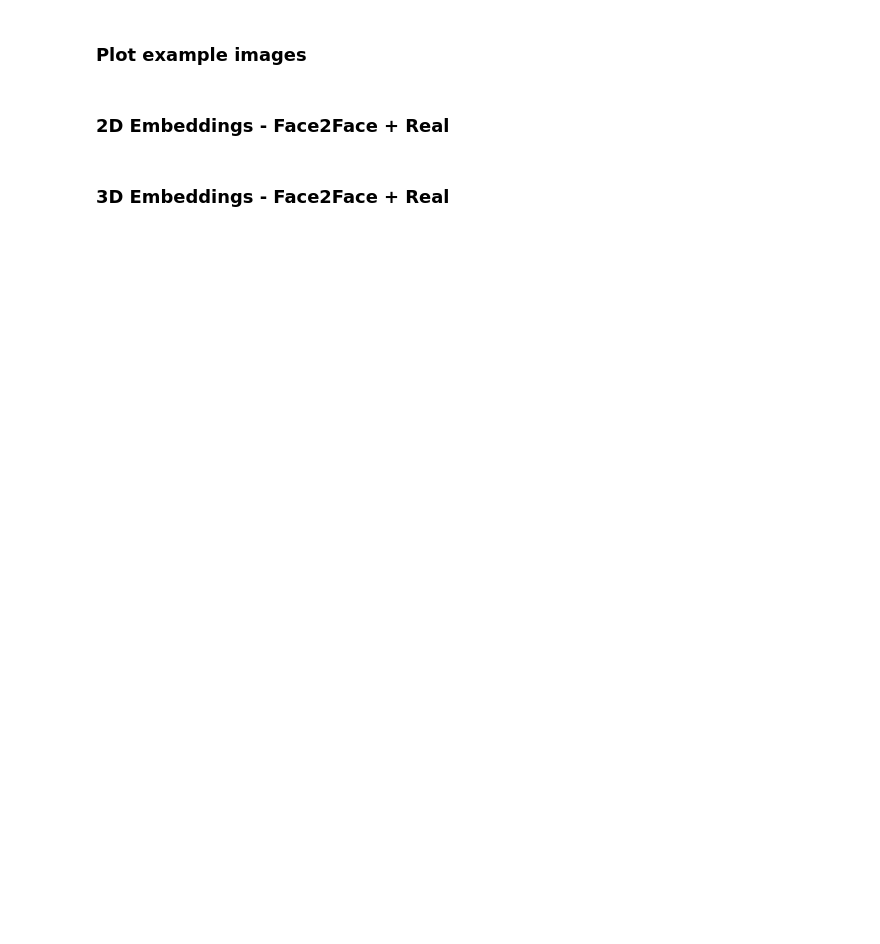
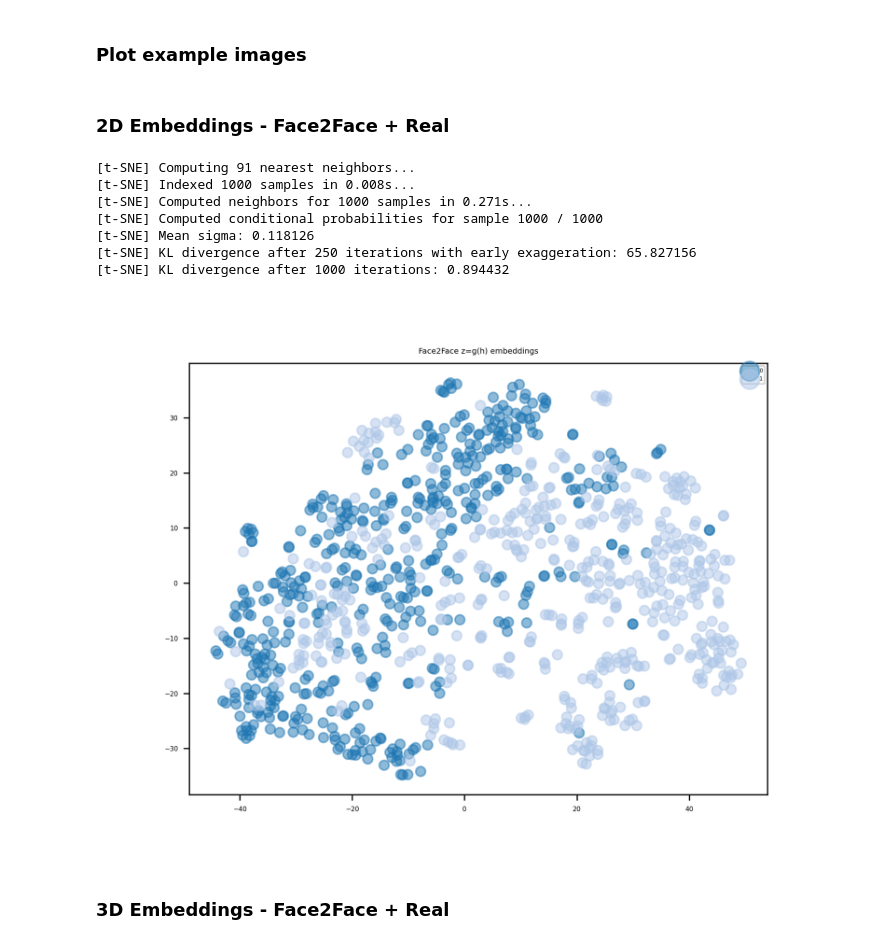
Before and after one commit to lev1ayz/DistributedDeepFakeDetection, a Jupyter notebook: Wrapper.ipynb, the cells around one changed output. Saved outputs shown, nothing was run; the diff lists cells and outputs as text; code cells hidden in the pictures; blank space fills up the shorter version.

```diff
--- a/Wrapper.ipynb
+++ b/Wrapper.ipynb
@@ -195,4 +268,4 @@ plot_embeddings_3D(embeds, targets)
 # %% [markdown]
 ## Face2Face
 # %%
-test_loader = load_ff_ds_test(2000, 16, load_face2face=True)
+f2f_test_loader = load_ff_ds_test(1000, 16, load_face2face=True)
@@ -199,5 +288,5 @@ test_loader = load_ff_ds_test(2000, 16, load_face2face=True)
 # %%
-embeds, targets = get_embeddings(model, test_loader, device)
+f2f_embeds, f2f_targets = get_embeddings(model, test_loader, device)
 # %% [markdown]
 ### Plot example images
 # %%
@@ -206,8 +295,16 @@ plot_images(images, targets.tolist())
 # %% [markdown]
 ### 2D Embeddings - Face2Face + Real
 # %%
-%matplotlib inline
-plot_embeddings_2D(embeds, targets)
+plot_embeddings_2D(f2f_embeds, f2f_targets, 'Face2Face z=g(h) embeddings')
+# %% [output]
+[t-SNE] Computing 91 nearest neighbors...
+[t-SNE] Indexed 1000 samples in 0.008s...
+[t-SNE] Computed neighbors for 1000 samples in 0.271s...
+[t-SNE] Computed conditional probabilities for sample 1000 / 1000
+[t-SNE] Mean sigma: 0.118126
+[t-SNE] KL divergence after 250 iterations with early exaggeration: 65.827156
+[t-SNE] KL divergence after 1000 iterations: 0.894432
+[figure, added]
 # %% [markdown]
 ### 3D Embeddings - Face2Face + Real
 # %%
```
Also changed, not shown: parts of 23 cells of this notebook.
